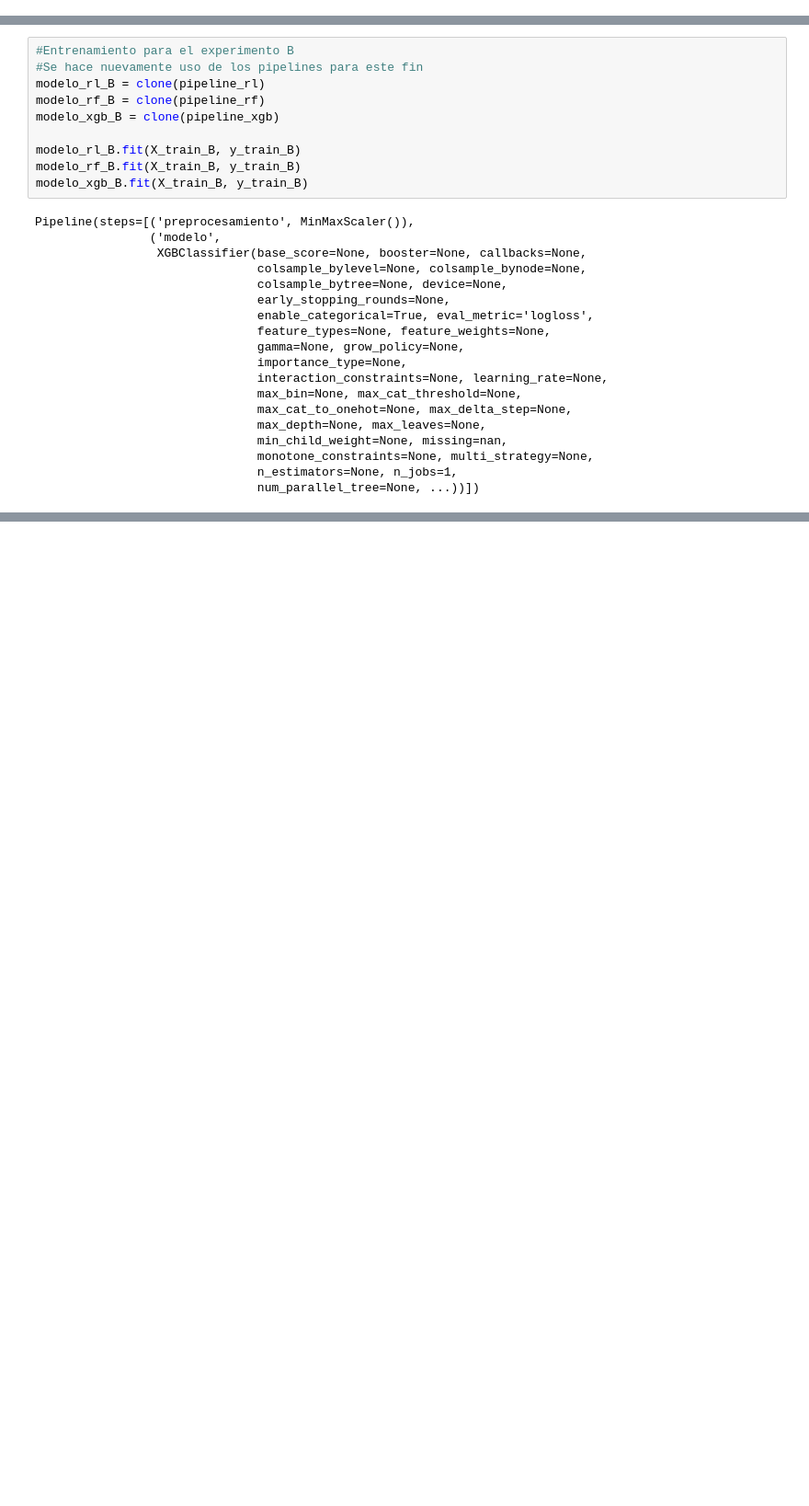
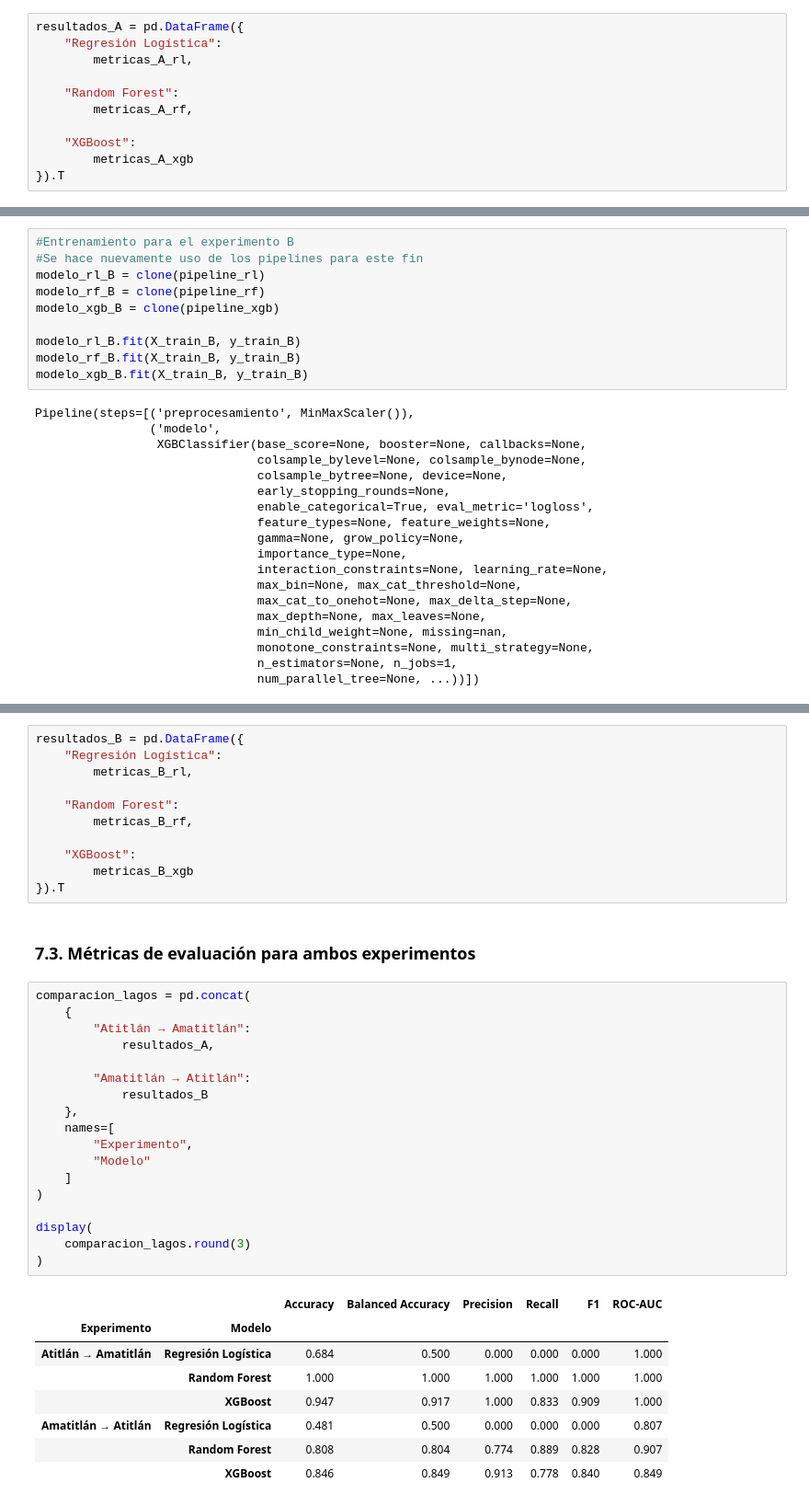
Before and after one commit to ricrod01/Laboratorio_4_2_DS, a Jupyter notebook: Inciso6-7.ipynb, the cells around one changed output, grey strips where cells are left out. Shown at 92% size. Cells and saved outputs as stored; diff of their text form; blank space fills up the shorter version.

```diff
--- a/Inciso6-7.ipynb
+++ b/Inciso6-7.ipynb
@@ -718,3 +777,14 @@ Pipeline(steps=[('preprocesamiento', MinMaxScaler()),
+# %%
+resultados_A = pd.DataFrame({
+    "Regresión Logística":
+        metricas_A_rl,
+
+    "Random Forest":
+        metricas_A_rf,
+
+    "XGBoost":
+        metricas_A_xgb
+}).T
 # %% [markdown]
 ## Experimento B: Amatitlán $\rightarrow$ Atitlán
 # %% [markdown]
@@ -764,0 +852,40 @@ Pipeline(steps=[('preprocesamiento', MinMaxScaler()),
+# %%
+resultados_B = pd.DataFrame({
+    "Regresión Logística":
+        metricas_B_rl,
+
+    "Random Forest":
+        metricas_B_rf,
+
+    "XGBoost":
+        metricas_B_xgb
+}).T
+# %% [markdown]
+### 7.3. Métricas de evaluación para ambos experimentos
+# %%
+comparacion_lagos = pd.concat(
+    {
+        "Atitlán → Amatitlán":
+            resultados_A,
+
+        "Amatitlán → Atitlán":
+            resultados_B
+    },
+    names=[
+        "Experimento",
+        "Modelo"
+    ]
+)
+
+display(
+    comparacion_lagos.round(3)
+)
+# %% [output]
+|  |  | Accuracy | Balanced Accuracy | Precision | Recall | F1 | ROC-AUC |
+| Experimento | Modelo |  |  |  |  |  |  |
+| Atitlán → Amatitlán | Regresión Logística | 0.684 | 0.500 | 0.000 | 0.000 | 0.000 | 1.000 |
+|  | Random Forest | 1.000 | 1.000 | 1.000 | 1.000 | 1.000 | 1.000 |
+|  | XGBoost | 0.947 | 0.917 | 1.000 | 0.833 | 0.909 | 1.000 |
+| Amatitlán → Atitlán | Regresión Logística | 0.481 | 0.500 | 0.000 | 0.000 | 0.000 | 0.807 |
+|  | Random Forest | 0.808 | 0.804 | 0.774 | 0.889 | 0.828 | 0.907 |
+|  | XGBoost | 0.846 | 0.849 | 0.913 | 0.778 | 0.840 | 0.849 |
```
Also changed, not shown: parts of 17 cells of this notebook.
